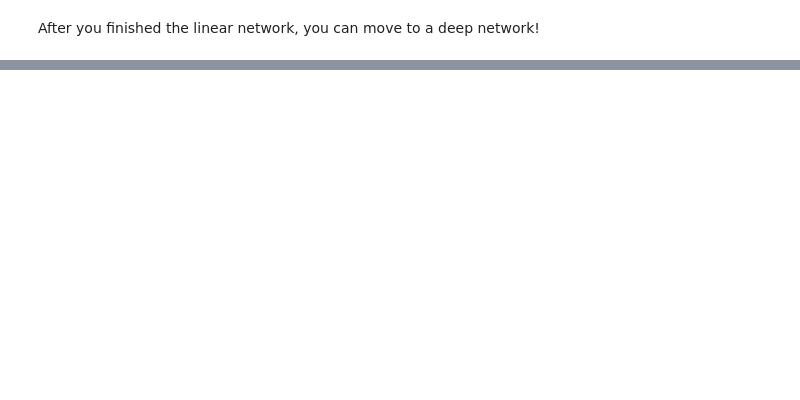
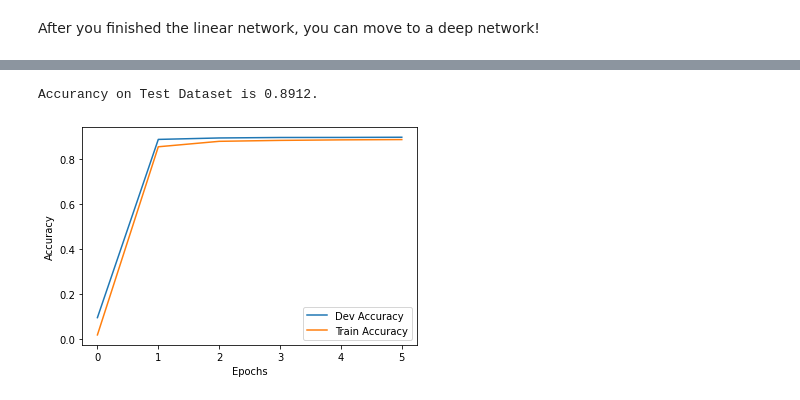
Before and after one commit to OopsOverflow/MLP, a Jupyter notebook: Part2/dl_partie2.ipynb, the cells around one changed output, grey strips where cells are left out. Drawn from its saved outputs; the diff is of its cells as text; code cells hidden in the pictures; blank space fills up the shorter version.

```diff
--- a/Part2/dl_partie2.ipynb
+++ b/Part2/dl_partie2.ipynb
@@ -375,0 +475,33 @@ You can try to implement a momentum SGD optimizer! Note that you have to keep tr
+# %%
+# simple gradient descent optimizer
+class SGD_optimizer:
+    def __init__(self, params, eps, mu):
+        self.params = params
+        self.eps = eps
+        self.mu = mu
+
+
+    def step(self):
+        for p in self.params:
+            p.gamma[:] = self.mu*p.gamma + p.gradient
+            p.data[:] = p.data - self.eps* p.gamma
+
+
+    def zero_grad(self):
+        for p in self.params:
+            p.zero_grad()
+# %%
+dim_input = 28*28
+dim_output = 10
+
+network = DeepNetwork(dim_input, dim_output, 100, 1, Tanh=True)
+optimizer = SGD_optimizer(network.parameters(), 0.01, 0.5)
+
+dev, train = training_loop(network, optimizer, train_data, dev_data, n_epochs=5)
+
+plotter(dev, train, "Dev Accuracy", "Train Accuracy", "Epochs", "Accuracy");
+
+print("Accurancy on Test Dataset is {}.".format(calc_accuracy(test_data, network)))
+# %% [output]
+Accurancy on Test Dataset is 0.8912.
+[figure, added]
```
Also changed, not shown: parts of 16 cells of this notebook.
